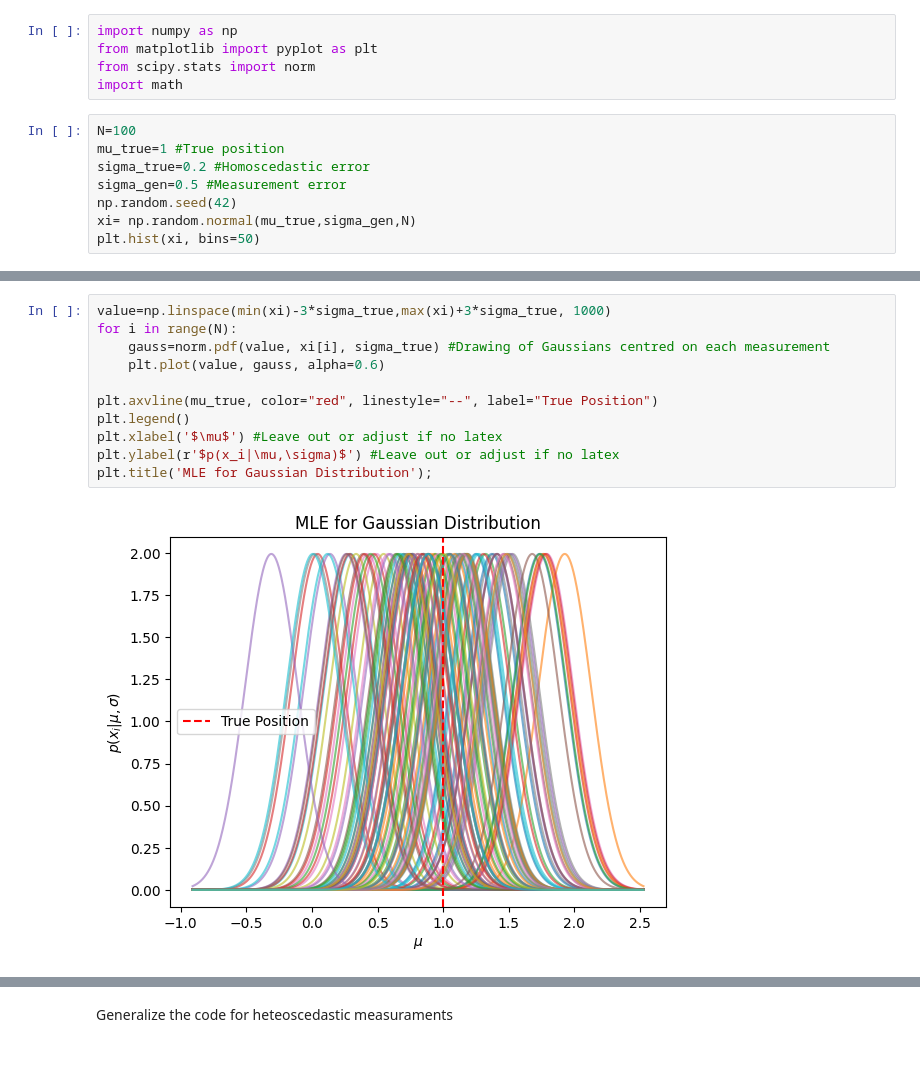
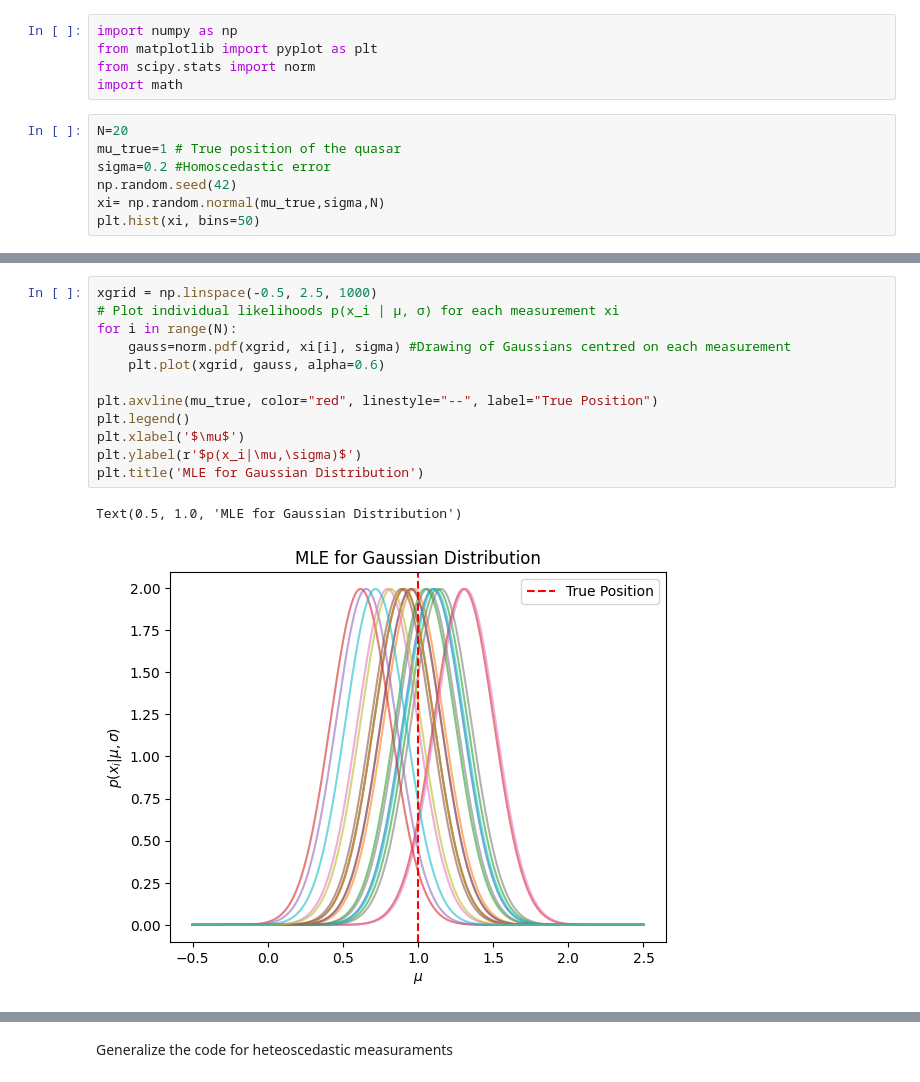
Before and after one commit to oblivion0218/ES_AstroStatistic, a Jupyter notebook: Sara_Antonellini/Lecture4/position.ipynb, the cells around one changed output, grey strips where cells are left out. Drawn from its saved outputs; the diff is of its cells as text.

```diff
--- a/Sara_Antonellini/Lecture4/position.ipynb
+++ b/Sara_Antonellini/Lecture4/position.ipynb
@@ -40,11 +40,10 @@ from matplotlib import pyplot as plt
 from scipy.stats import norm
 import math
 # %%
-N=100
-mu_true=1 #True position
-sigma_true=0.2 #Homoscedastic error
-sigma_gen=0.5 #Measurement error
+N=20
+mu_true=1 # True position of the quasar
+sigma=0.2 #Homoscedastic error
 np.random.seed(42)
-xi= np.random.normal(mu_true,sigma_gen,N)
+xi= np.random.normal(mu_true,sigma,N)
 plt.hist(xi, bins=50)
 # %% [output]
@@ -67,13 +66,15 @@ plt.hist(xi, bins=50)
 # %%
-value=np.linspace(min(xi)-3*sigma_true,max(xi)+3*sigma_true, 1000)
+xgrid = np.linspace(-0.5, 2.5, 1000)
+# Plot individual likelihoods p(x_i | μ, σ) for each measurement xi
 for i in range(N):
-    gauss=norm.pdf(value, xi[i], sigma_true) #Drawing of Gaussians centred on each measurement
-    plt.plot(value, gauss, alpha=0.6)
+    gauss=norm.pdf(xgrid, xi[i], sigma) #Drawing of Gaussians centred on each measurement
+    plt.plot(xgrid, gauss, alpha=0.6)
 
 plt.axvline(mu_true, color="red", linestyle="--", label="True Position")
 plt.legend()
-plt.xlabel('$\mu$') #Leave out or adjust if no latex
-plt.ylabel(r'$p(x_i|\mu,\sigma)$') #Leave out or adjust if no latex
-plt.title('MLE for Gaussian Distribution');
+plt.xlabel('$\mu$')
+plt.ylabel(r'$p(x_i|\mu,\sigma)$')
+plt.title('MLE for Gaussian Distribution')
 # %% [output]
+Text(0.5, 1.0, 'MLE for Gaussian Distribution')
-[figure, old version]
+[figure, new version]
```
Also changed, not shown: parts of 14 cells of this notebook.
